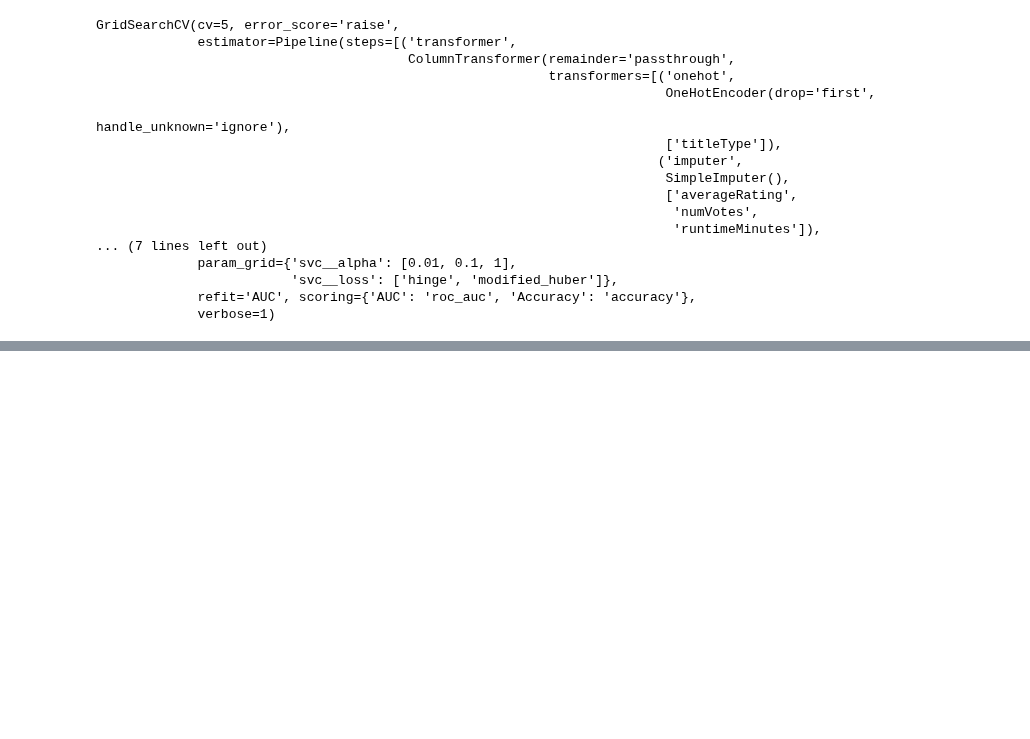
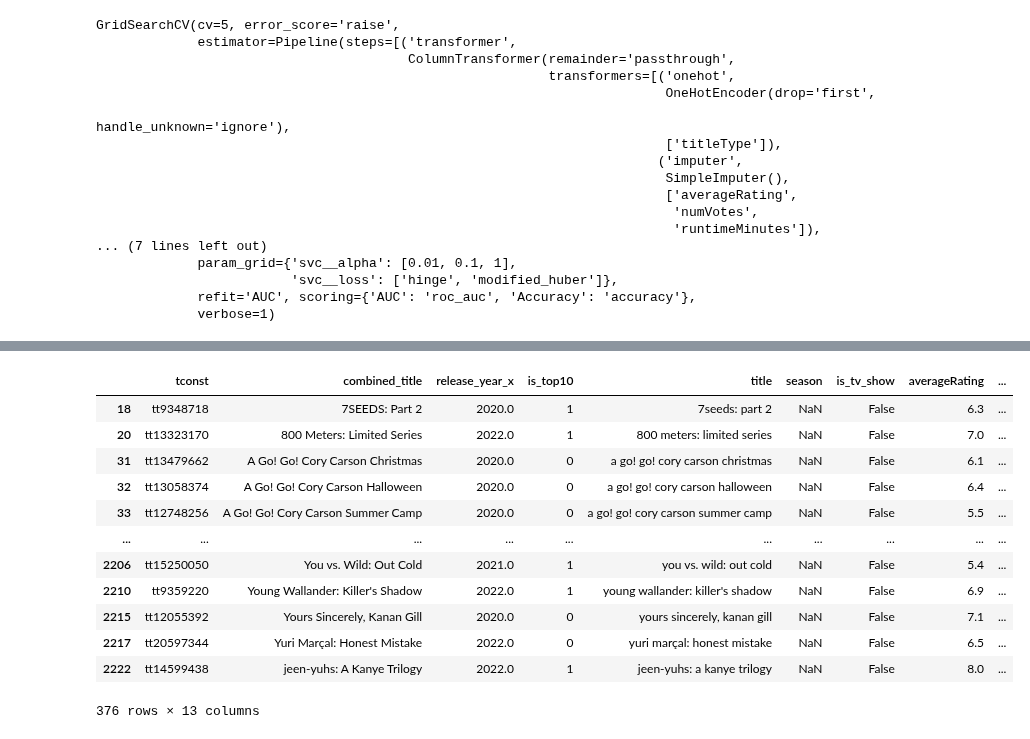
Before and after one commit to Joeyzect/Netflix_ALab_2022, a Jupyter notebook: notebooks/03-joseph-modelingscratch.ipynb, the cells around one changed output, grey strips where cells are left out. Cells and saved outputs as stored; diff of their text form; code cells hidden in the pictures; blank space fills up the shorter version.

```diff
--- a/notebooks/03-joseph-modelingscratch.ipynb
+++ b/notebooks/03-joseph-modelingscratch.ipynb
@@ -302,0 +314,16 @@ coef_df.sort_values(by='coef', ascending=False)
+# %%
+df[(df['titleType']!='movie') & (df['is_tv_show']==0)]
+# %% [output]
+|  | tconst | combined_title | release_year_x | is_top10 | title | season | is_tv_show | averageRating | ... |
+| 18 | tt9348718 | 7SEEDS: Part 2 | 2020.0 | 1 | 7seeds: part 2 | NaN | False | 6.3 | ... |
+| 20 | tt13323170 | 800 Meters: Limited Series | 2022.0 | 1 | 800 meters: limited series | NaN | False | 7.0 | ... |
+| 31 | tt13479662 | A Go! Go! Cory Carson Christmas | 2020.0 | 0 | a go! go! cory carson christmas | NaN | False | 6.1 | ... |
+| 32 | tt13058374 | A Go! Go! Cory Carson Halloween | 2020.0 | 0 | a go! go! cory carson halloween | NaN | False | 6.4 | ... |
+| 33 | tt12748256 | A Go! Go! Cory Carson Summer Camp | 2020.0 | 0 | a go! go! cory carson summer camp | NaN | False | 5.5 | ... |
+| ... | ... | ... | ... | ... | ... | ... | ... | ... | ... |
+| 2206 | tt15250050 | You vs. Wild: Out Cold | 2021.0 | 1 | you vs. wild: out cold | NaN | False | 5.4 | ... |
+| 2210 | tt9359220 | Young Wallander: Killer's Shadow | 2022.0 | 1 | young wallander: killer's shadow | NaN | False | 6.9 | ... |
+| 2215 | tt12055392 | Yours Sincerely, Kanan Gill | 2020.0 | 0 | yours sincerely, kanan gill | NaN | False | 7.1 | ... |
+| 2217 | tt20597344 | Yuri Marçal: Honest Mistake | 2022.0 | 0 | yuri marçal: honest mistake | NaN | False | 6.5 | ... |
+| 2222 | tt14599438 | jeen-yuhs: A Kanye Trilogy | 2022.0 | 1 | jeen-yuhs: a kanye trilogy | NaN | False | 8.0 | ... |
+376 rows × 13 columns
```
Also changed, not shown: parts of 10 cells of this notebook, 2 other files.
